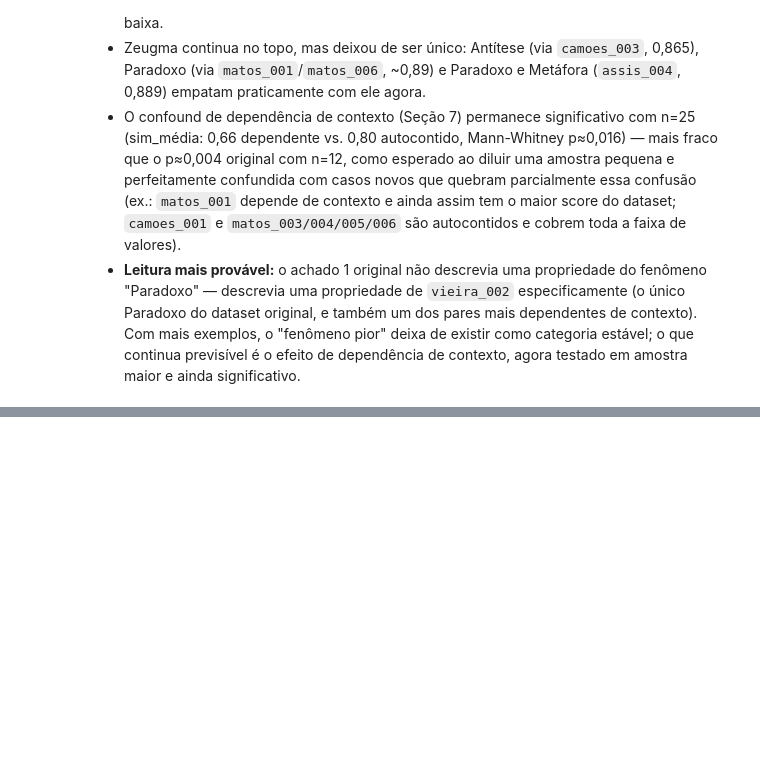
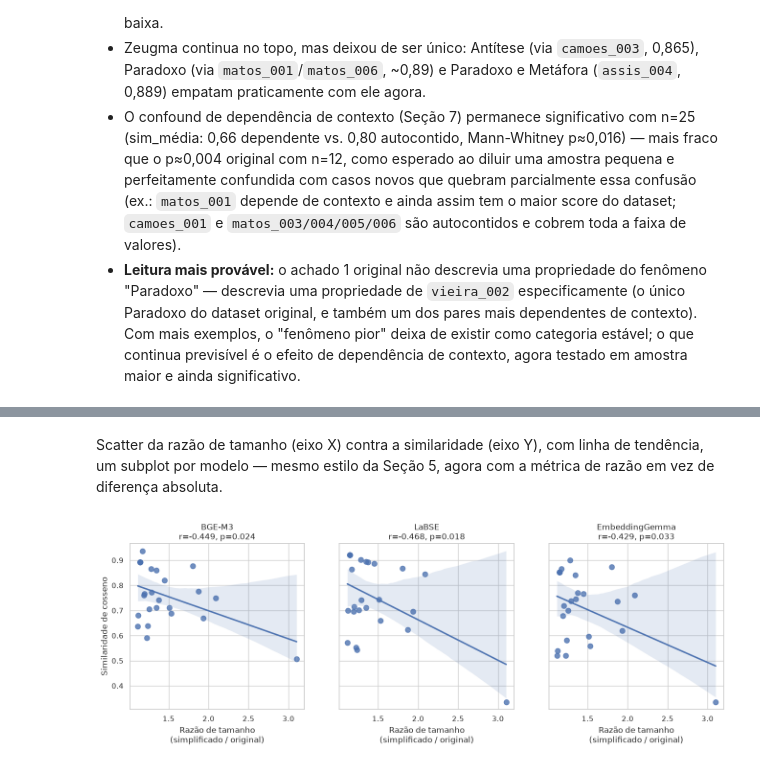
Before and after one commit to lalabohm/semantic-stress-lab, a Jupyter notebook: notebooks/exploratory_analysis.ipynb, the cells around one changed output, grey strips where cells are left out. Saved outputs shown, nothing was run; the diff lists cells and outputs as text; code cells hidden in the pictures; blank space fills up the shorter version.

```diff
--- a/notebooks/exploratory_analysis.ipynb
+++ b/notebooks/exploratory_analysis.ipynb
@@ -980,0 +992,26 @@ Seção 7.
+# %%
+df_len_v1 = df_v1.merge(
+    df_texts[["id", "texto_original", "texto_simplificado"]],
+    on="id",
+    validate="one_to_one",
+)
+df_len_v1["diferenca_caracteres"] = (
+    df_len_v1["texto_simplificado"].str.len() - df_len_v1["texto_original"].str.len()
+)
+df_len_v1["razao_tamanho"] = (
+    df_len_v1["texto_simplificado"].str.len() / df_len_v1["texto_original"].str.len()
+)
+
+correlacoes_v1 = {}
+for col in SIM_COLS:
+    r_abs, p_abs = pearsonr(df_len_v1["diferenca_caracteres"], df_len_v1[col])
+    r_razao, p_razao = pearsonr(df_len_v1["razao_tamanho"], df_len_v1[col])
+    correlacoes_v1[MODEL_LABELS[col]] = {
+        "r (diferença absoluta)": r_abs,
+        "p (diferença absoluta)": p_abs,
+        "r (razão de tamanho)": r_razao,
+        "p (razão de tamanho)": p_razao,
+    }
+
+df_correlacoes_v1 = pd.DataFrame(correlacoes_v1).T
+df_correlacoes_v1
@@ -980,0 +1023,15 @@ Seção 7.
+# %% [markdown]
+Scatter da razão de tamanho (eixo X) contra a similaridade (eixo Y), com linha de
+tendência, um subplot por modelo — mesmo estilo da Seção 5, agora com a métrica de
+razão em vez de diferença absoluta.
+# %%
+fig, axes = plt.subplots(1, 3, figsize=(16, 4.5), sharey=True)
+for ax, col in zip(axes, SIM_COLS):
+    sns.regplot(data=df_len_v1, x="razao_tamanho", y=col, ax=ax, scatter_kws={"s": 60})
+    r = correlacoes_v1[MODEL_LABELS[col]]["r (razão de tamanho)"]
+    p = correlacoes_v1[MODEL_LABELS[col]]["p (razão de tamanho)"]
+    ax.set_title(f"{MODEL_LABELS[col]}\nr={r:.3f}, p={p:.3f}")
+    ax.set_xlabel("Razão de tamanho\n(simplificado / original)")
+    ax.set_ylabel("Similaridade de cosseno" if col == SIM_COLS[0] else "")
+# %% [output]
+[figure, added]
```
Also changed, not shown: parts of 11 cells of this notebook, 8 other files.
